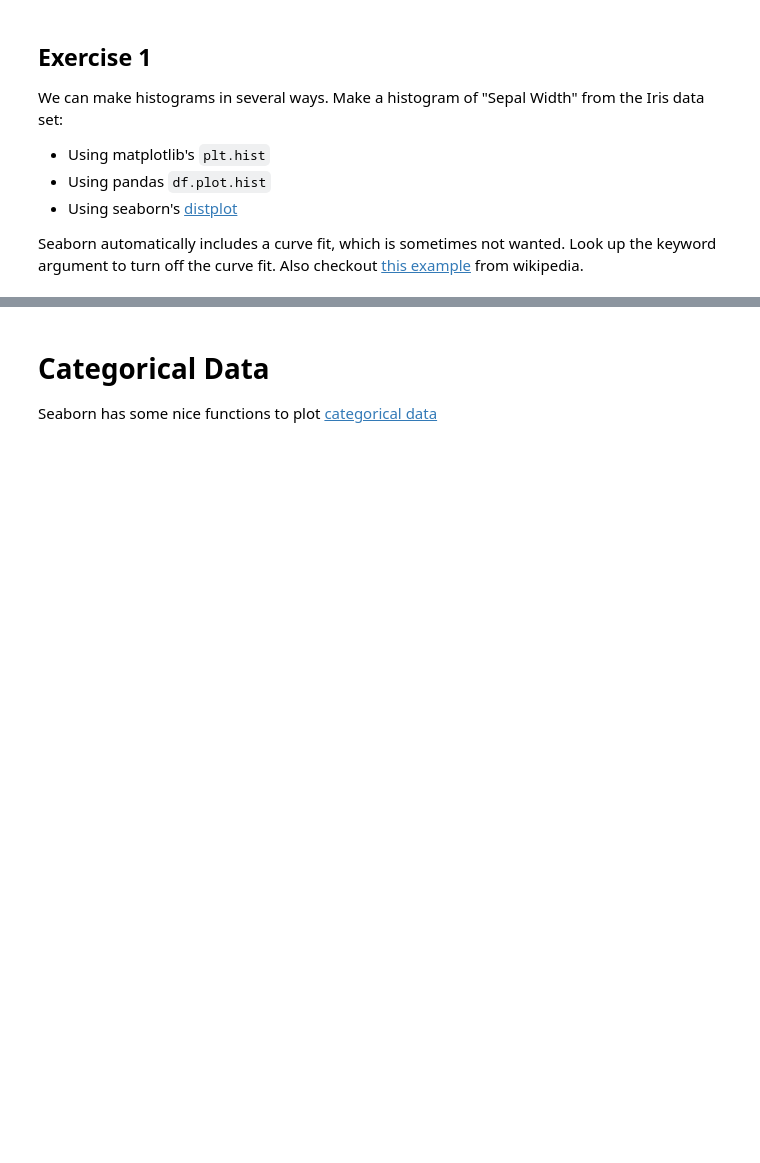
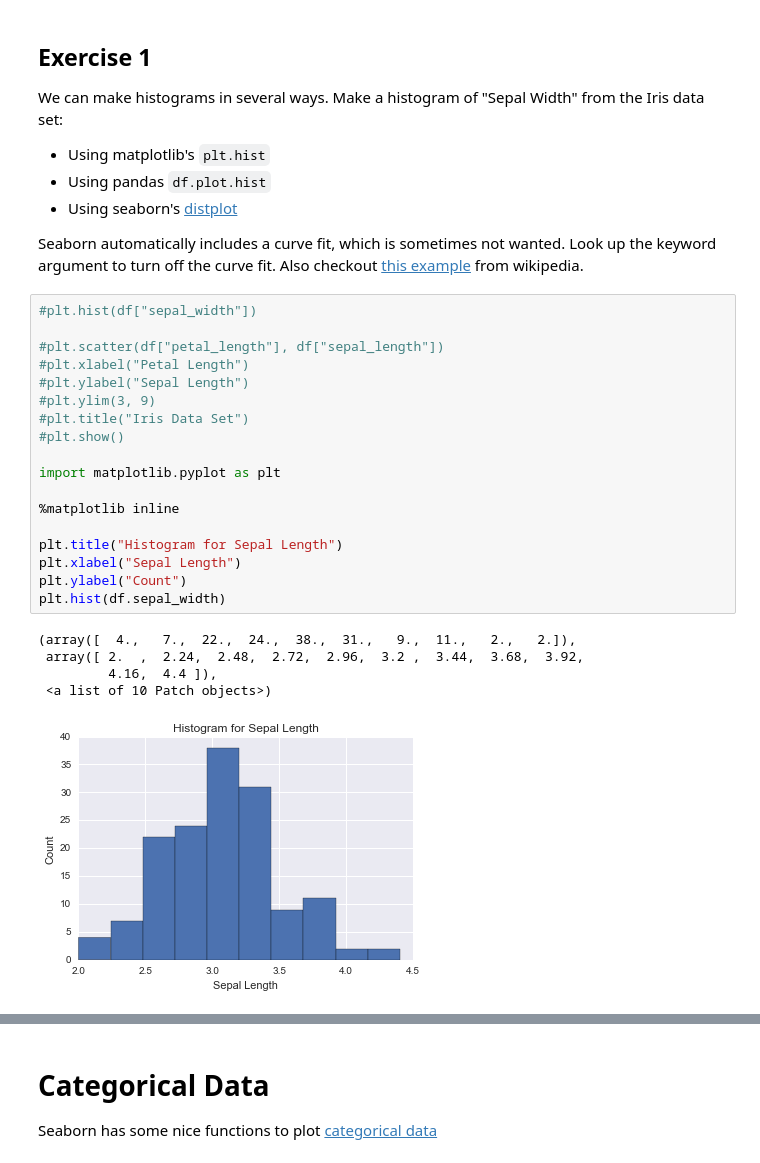
Before and after one commit to SairaNawaz1/SairaNawaz, a Jupyter notebook: lessons/lesson-05/code/Data Visualization Lab.ipynb, the cells around one changed output, grey strips where cells are left out. Saved outputs shown, nothing was run; the diff lists cells and outputs as text; blank space fills up the shorter version.

```diff
--- a/lessons/lesson-05/code/Data Visualization Lab.ipynb
+++ b/lessons/lesson-05/code/Data Visualization Lab.ipynb
@@ -160,3 +116,27 @@ We can make histograms in several ways. Make a histogram of "Sepal Width" from t
 * Using seaborn's [distplot](https://stanford.edu/~mwaskom/software/seaborn/tutorial/distributions.html)
 
 Seaborn automatically includes a curve fit, which is sometimes not wanted. Look up the keyword argument to turn off the curve fit. Also checkout [this example](https://en.wikipedia.org/wiki/File:Fisher_iris_versicolor_sepalwidth.svg) from wikipedia.
+# %%
+#plt.hist(df["sepal_width"])
+
+#plt.scatter(df["petal_length"], df["sepal_length"])
+#plt.xlabel("Petal Length")
+#plt.ylabel("Sepal Length")
+#plt.ylim(3, 9)
+#plt.title("Iris Data Set")
+#plt.show()
+
+import matplotlib.pyplot as plt
+
+%matplotlib inline
+
+plt.title("Histogram for Sepal Length")
+plt.xlabel("Sepal Length")
+plt.ylabel("Count")
+plt.hist(df.sepal_width)
+# %% [output]
+(array([  4.,   7.,  22.,  24.,  38.,  31.,   9.,  11.,   2.,   2.]),
+ array([ 2.  ,  2.24,  2.48,  2.72,  2.96,  3.2 ,  3.44,  3.68,  3.92,
+         4.16,  4.4 ]),
+ <a list of 10 Patch objects>)
+[figure, added]
```
Also changed, not shown: parts of 23 cells of this notebook, 13 other files.
